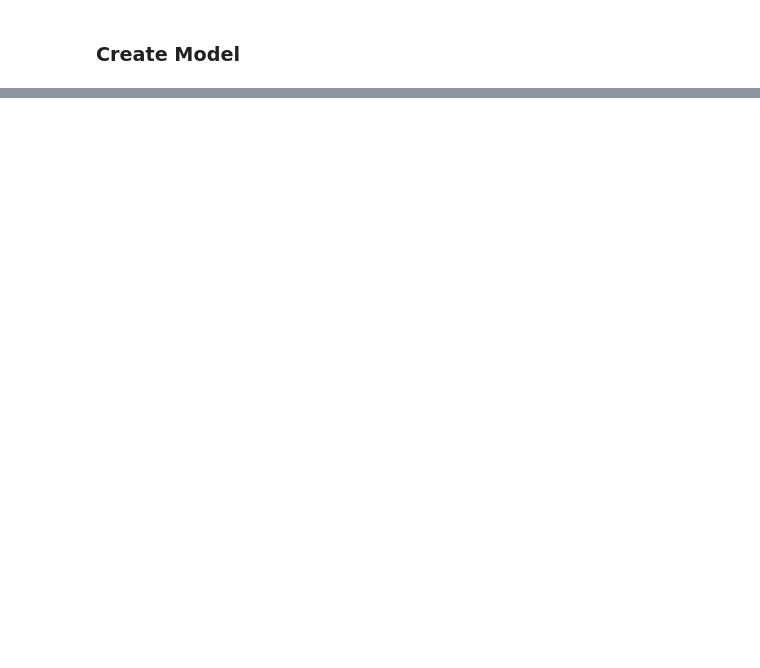
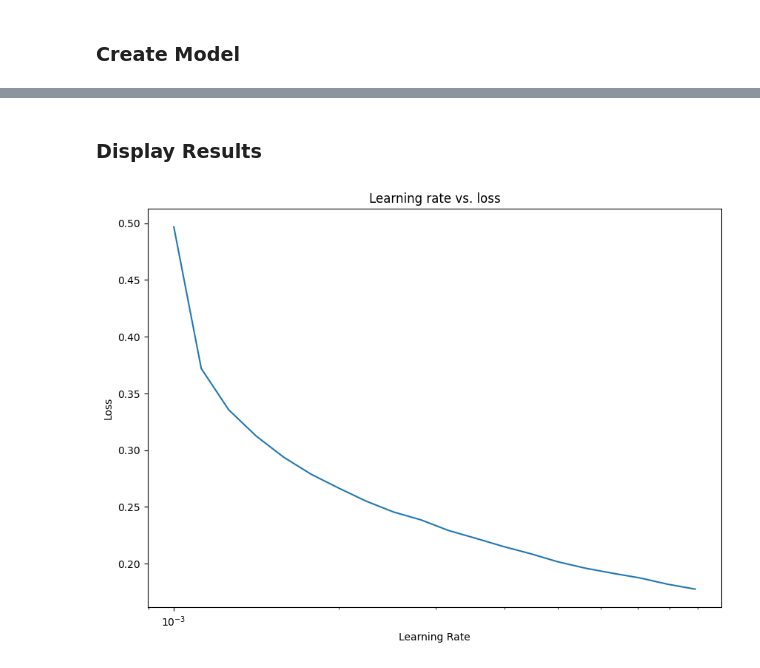
Before and after one commit to roob32/Personal-Notes, a Jupyter notebook: Supplementary Materials for ML/Assessments/fashion.ipynb, the cells around one changed output, grey strips where cells are left out. Cells and saved outputs as stored; diff of their text form; code cells hidden in the pictures; blank space fills up the shorter version.

Commit message:
Updated: Assignments
completed moons, added more cells to fashion- still need to adjust hyperparameters

```diff
--- a/Supplementary Materials for ML/Assessments/fashion.ipynb
+++ b/Supplementary Materials for ML/Assessments/fashion.ipynb
@@ -77,18 +79,17 @@ tf.random.set_seed(42)
 
 model = tf.keras.Sequential([
     tf.keras.layers.Flatten(input_shape=(28, 28)),
-    tf.keras.layers.Dense(10, activation="relu"),
-    tf.keras.layers.Dense(5, activation='relu'),
+    tf.keras.layers.Dense(128, activation="relu"),
     tf.keras.layers.Dense(10, activation='softmax')
 ])
-
+# CHANGE PARAMETERS - STILL NOT ACCURATE
 model.compile(loss='sparse_categorical_crossentropy',
-              optimizer='adam',
+              optimizer=tf.keras.optimizers.Adam(learning_rate=0.001),
               metrics=['accuracy'])
 
 history = model.fit(train_data, train_labels,
                     epochs=20,
-                    validation_data=(test_data, test_labels)
+                    validation_data=(test_data, test_labels),
                     )
 # %% [output]
 Epoch 1/20
@@ -129,0 +125,2 @@ Epoch 20/20
+# %% [markdown]
+### **Display Results**
@@ -129,0 +150,9 @@ Epoch 20/20
+# %%
+lrs = 0.001 * (10 ** (np.arange(20)/20))
+plt.figure(figsize=(10, 7))
+plt.semilogx(lrs, history.history["loss"])
+plt.xlabel("Learning Rate")
+plt.ylabel("Loss")
+plt.title("Learning rate vs. loss");
+# %% [output]
+[figure, added]
```
Also changed, not shown: parts of 12 cells of this notebook, 1 other file.
